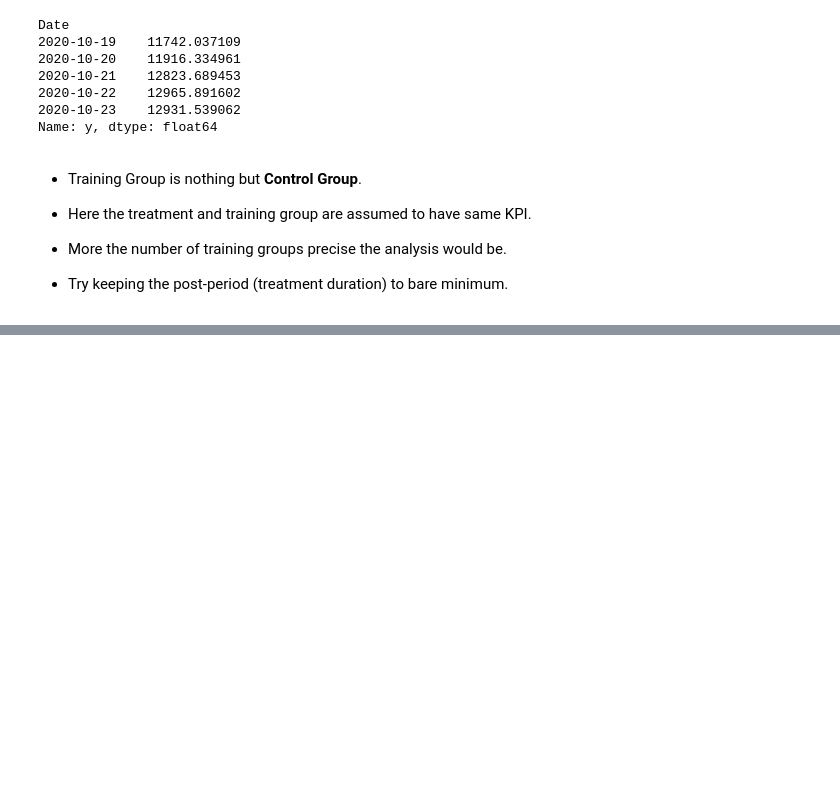
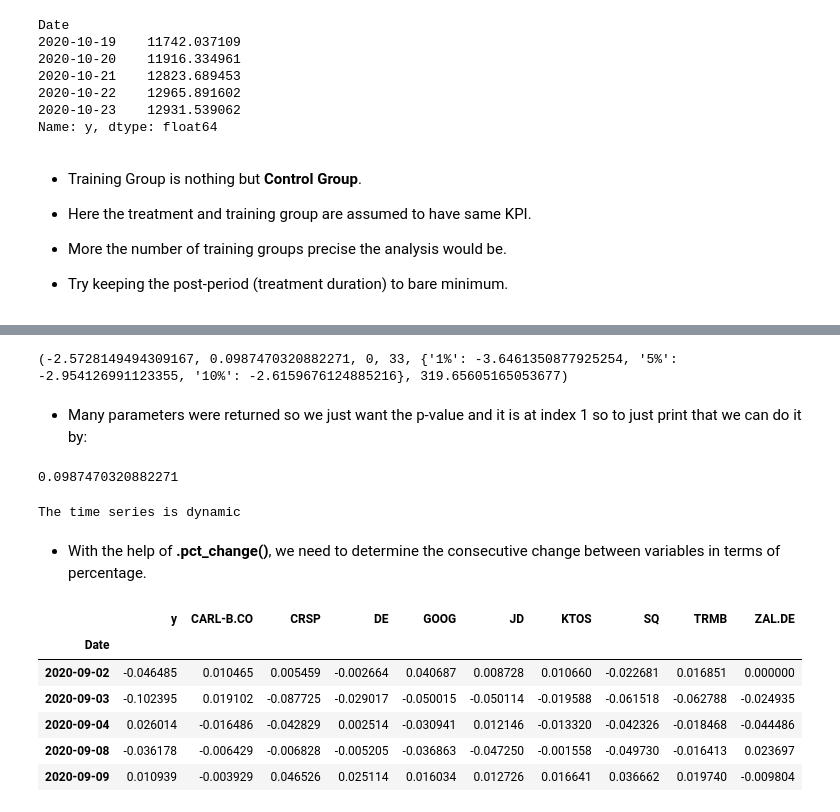
Before and after one commit to AbhijithKasula99/Python-Data-Analytics, a Jupyter notebook: Causal_Impact/Google_Causal_Impact.ipynb, the cells around one changed output, grey strips where cells are left out. Saved outputs shown, nothing was run; the diff lists cells and outputs as text; code cells hidden in the pictures; blank space fills up the shorter version.

```diff
--- a/Causal_Impact/Google_Causal_Impact.ipynb
+++ b/Causal_Impact/Google_Causal_Impact.ipynb
@@ -170,0 +194,35 @@ df.head()
+# %%
+# Stationarity
+from statsmodels.tsa.stattools import adfuller
+test = adfuller(x = df_training.y)
+print(test)
+# %% [output]
+(-2.5728149494309167, 0.0987470320882271, 0, 33, {'1%': -3.6461350877925254, '5%': -2.954126991123355, '10%': -2.6159676124885216}, 319.65605165053677)
+# %% [markdown]
+- Many parameters were returned so we just want the p-value and it is at index 1 so to just print that we can do it by:
+# %%
+test = adfuller(x = df_training.y)[1]
+print(test)
+# %% [output]
+0.0987470320882271
+# %%
+if test < 0.05:
+  print("The time series is stationery")
+else:
+  print("The time series is dynamic")
+# %% [output]
+The time series is dynamic
+# %% [markdown]
+- With the help of **.pct_change()**, we need to determine the consecutive change between variables in terms of percentage.
+# %%
+# Differencing
+differencing =  df_training.pct_change().dropna()
+differencing.head()
+# %% [output]
+|  | y | CARL-B.CO | CRSP | DE | GOOG | JD | KTOS | SQ | TRMB | ZAL.DE |
+| Date |  |  |  |  |  |  |  |  |  |  |
+| 2020-09-02 | -0.046485 | 0.010465 | 0.005459 | -0.002664 | 0.040687 | 0.008728 | 0.010660 | -0.022681 | 0.016851 | 0.000000 |
+| 2020-09-03 | -0.102395 | 0.019102 | -0.087725 | -0.029017 | -0.050015 | -0.050114 | -0.019588 | -0.061518 | -0.062788 | -0.024935 |
+| 2020-09-04 | 0.026014 | -0.016486 | -0.042829 | 0.002514 | -0.030941 | 0.012146 | -0.013320 | -0.042326 | -0.018468 | -0.044486 |
+| 2020-09-08 | -0.036178 | -0.006429 | -0.006828 | -0.005205 | -0.036863 | -0.047250 | -0.001558 | -0.049730 | -0.016413 | 0.023697 |
+| 2020-09-09 | 0.010939 | -0.003929 | 0.046526 | 0.025114 | 0.016034 | 0.012726 | 0.016641 | 0.036662 | 0.019740 | -0.009804 |
```
Also changed, not shown: parts of 19 cells of this notebook.
